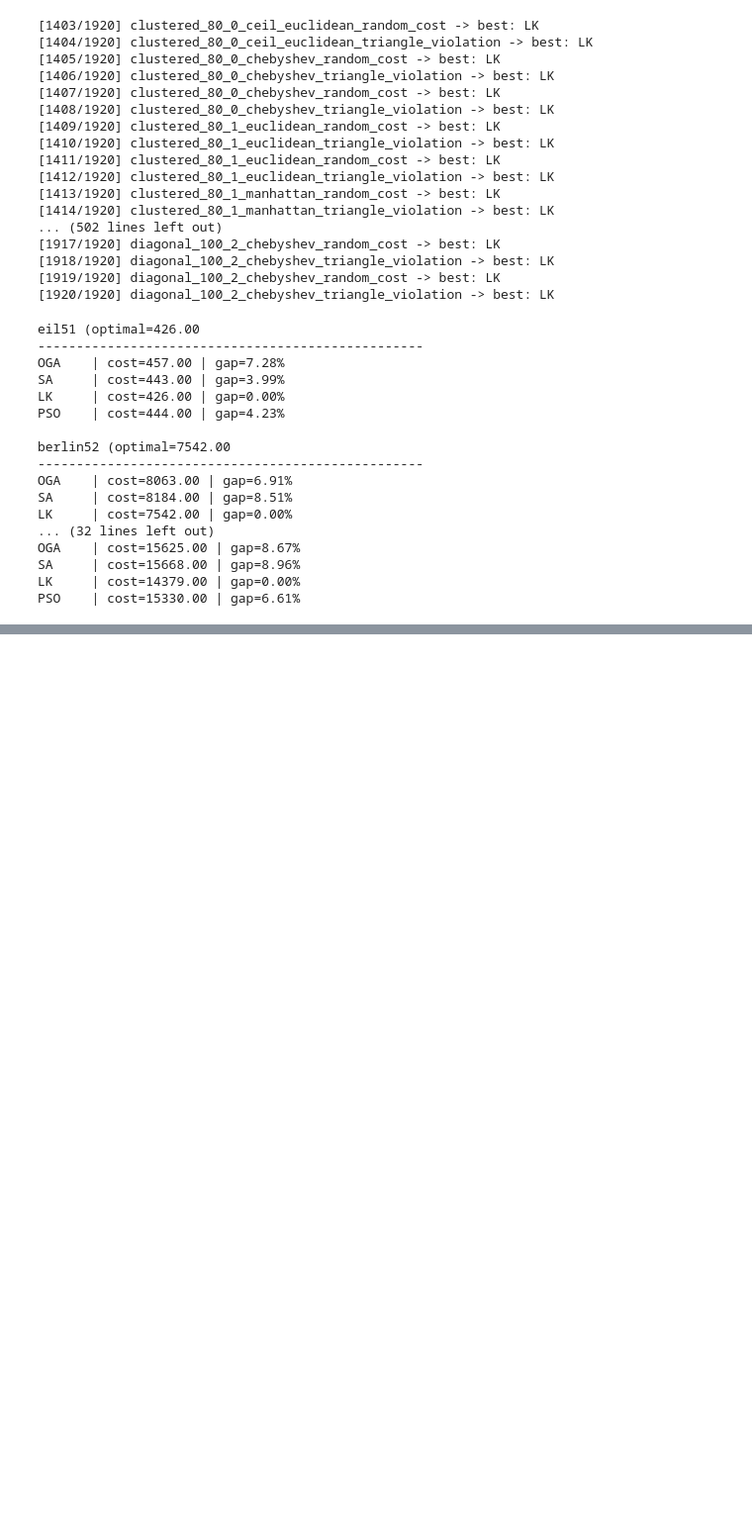
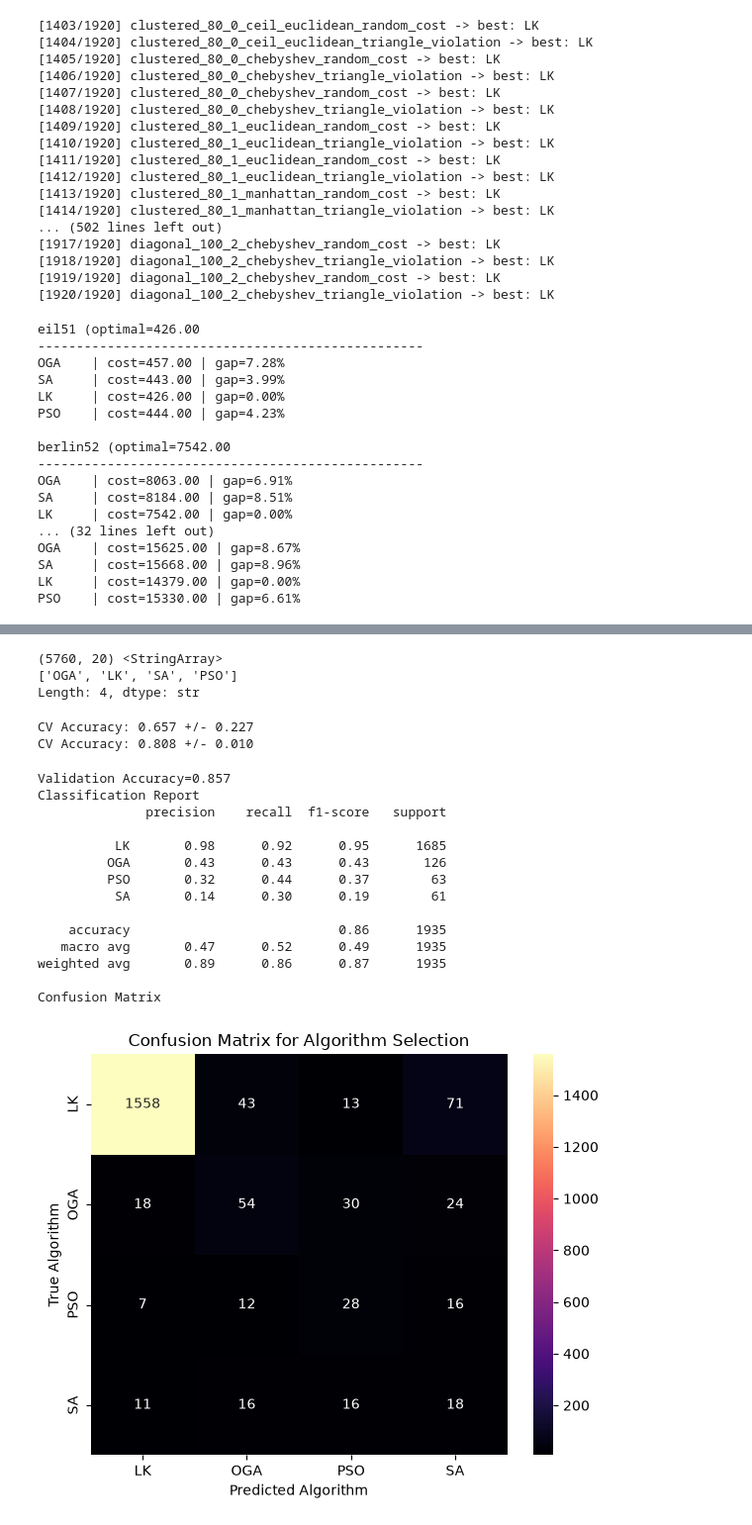
Before and after one commit to shawngp/TSP-Meta-Learning-ML-Model, a Jupyter notebook: tsp_gen.ipynb, the cells around one changed output, grey strips where cells are left out. Shown at 99% size. Cells and saved outputs as stored; diff of their text form; code cells hidden in the pictures; blank space fills up the shorter version.

Commit message:
added machine learning classification

```diff
--- a/tsp_gen.ipynb
+++ b/tsp_gen.ipynb
@@ -871,0 +963,60 @@ PSO    | cost=15330.00 | gap=6.61%
+# %%
+train_df = pd.read_csv("train_meta.csv")
+val_df = pd.read_csv("val_meta.csv")
+
+X_train = train_df[FEATURES].fillna(0)
+y_train = train_df[TARGET]
+
+X_val = val_df[FEATURES].fillna(0)
+y_val = val_df[TARGET]
+
+print(X_train.shape, y_train.unique())
+# %% [output]
+(5760, 20) <StringArray>
+['OGA', 'LK', 'SA', 'PSO']
+Length: 4, dtype: str
+# %%
+clf = RandomForestClassifier(n_estimators=200, max_depth=None, random_state=90, class_weight="balanced")
+
+clf.fit(X_train, y_train)
+cv_scores = cross_val_score(clf, X_train, y_train, cv=5)
+print(f"CV Accuracy: {cv_scores.mean():.3f} +/- {cv_scores.std():.3f}")
+
+skf = StratifiedKFold(n_splits=5, shuffle=True, random_state=90)
+cv_scores = cross_val_score(clf, X_train, y_train, cv=skf)
+print(f"CV Accuracy: {cv_scores.mean():.3f} +/- {cv_scores.std():.3f}")
+# %% [output]
+CV Accuracy: 0.657 +/- 0.227
+CV Accuracy: 0.808 +/- 0.010
+# %%
+val_preds = clf.predict(X_val)
+labels = clf.classes_
+print(f"Validation Accuracy={accuracy_score(y_val, val_preds):.3f}")
+print("Classification Report")
+print(classification_report(y_val, val_preds, zero_division=0))
+print("Confusion Matrix")
+cm = confusion_matrix(y_val, val_preds, labels=labels)
+plt.figure(figsize=(6,5))
+sns.heatmap(cm, annot=True, fmt="d", cmap="magma", xticklabels=labels, yticklabels=labels, cbar=True)
+plt.xlabel("Predicted Algorithm")
+plt.ylabel("True Algorithm")
+plt.title("Confusion Matrix for Algorithm Selection")
+plt.tight_layout()
+plt.savefig("confusion_matrix.png")
+plt.show()
+# %% [output]
+Validation Accuracy=0.857
+Classification Report
+              precision    recall  f1-score   support
+
+          LK       0.98      0.92      0.95      1685
+         OGA       0.43      0.43      0.43       126
+         PSO       0.32      0.44      0.37        63
+          SA       0.14      0.30      0.19        61
+
+    accuracy                           0.86      1935
+   macro avg       0.47      0.52      0.49      1935
+weighted avg       0.89      0.86      0.87      1935
+
+Confusion Matrix
+[figure, added]
```
Also changed, not shown: parts of 6 cells of this notebook.
